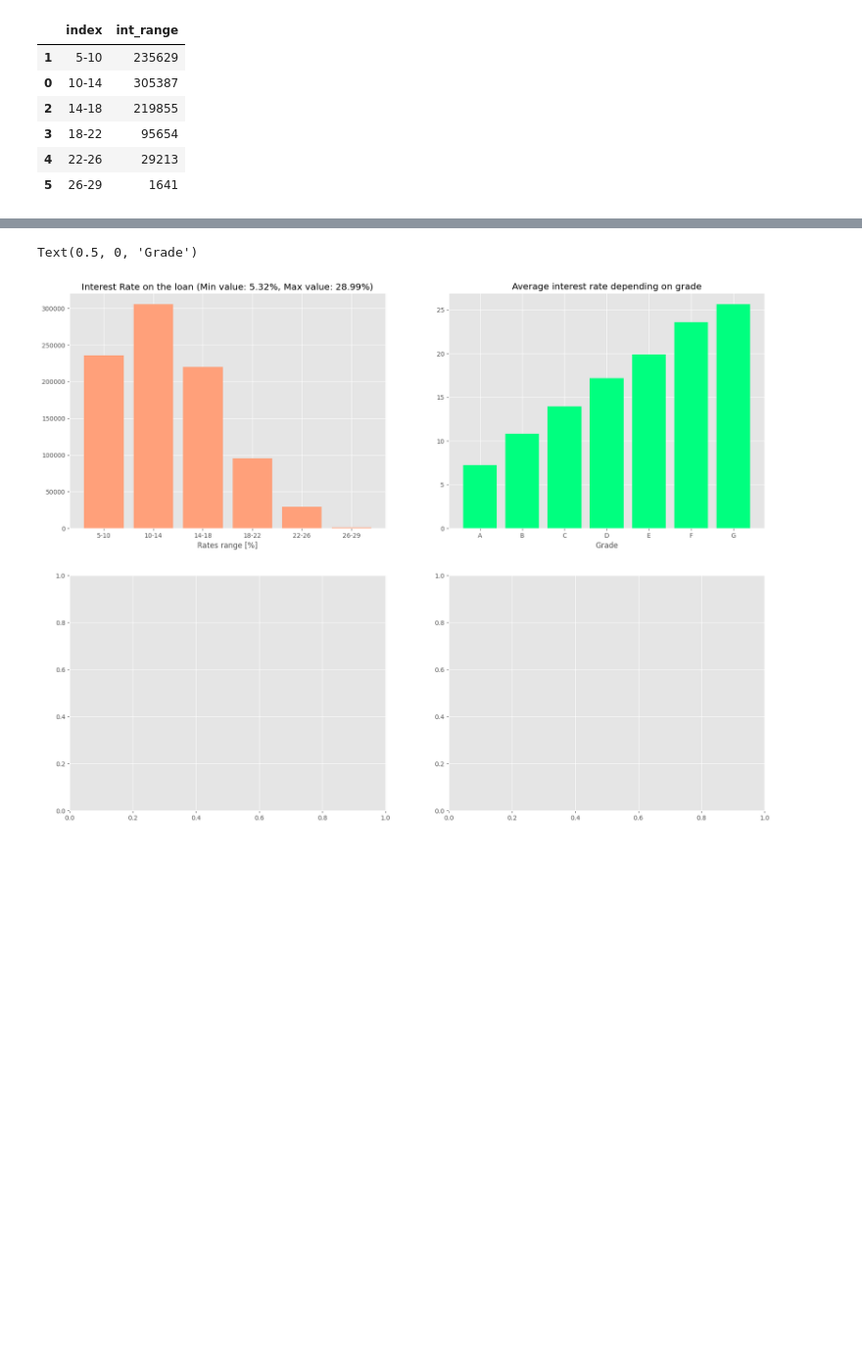
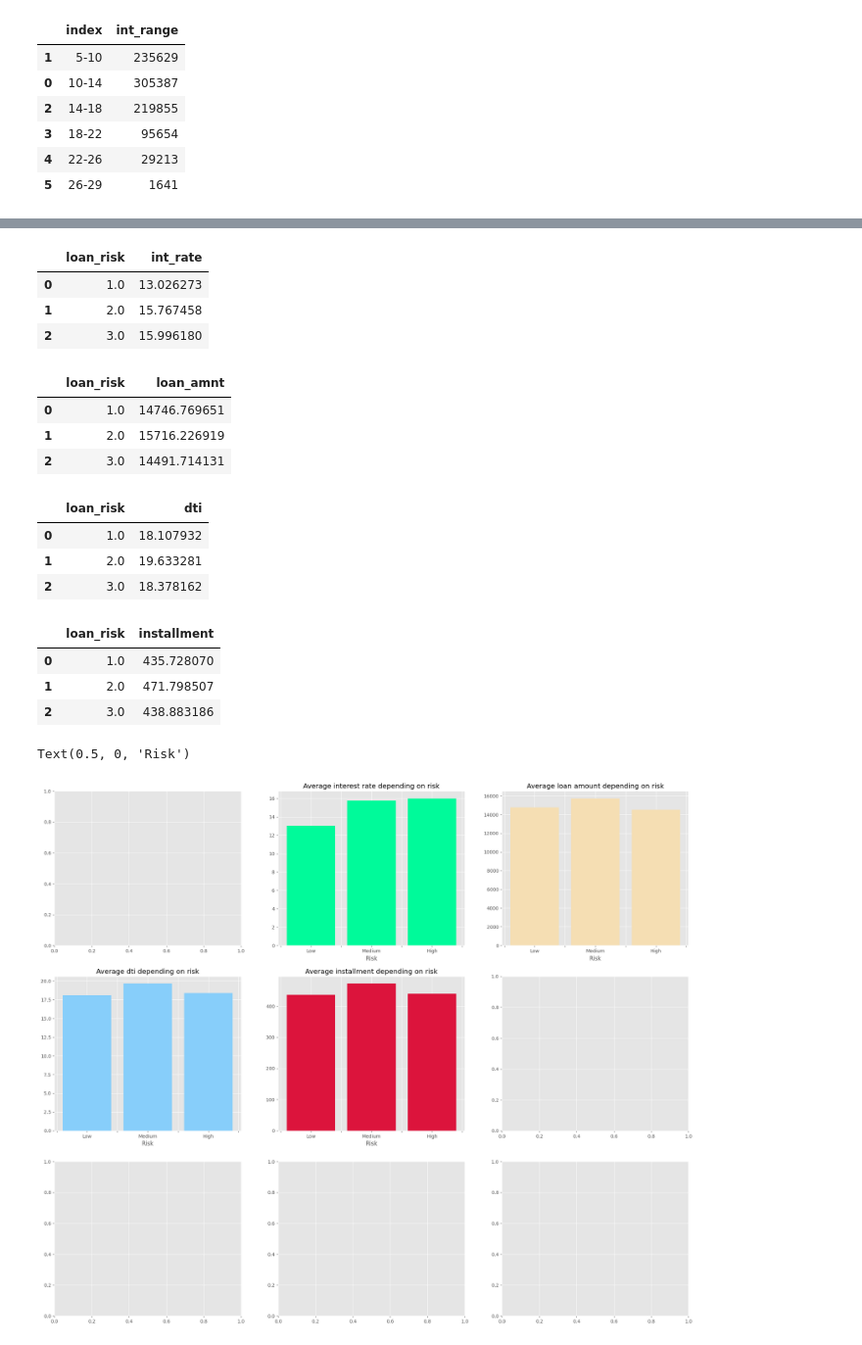
Before and after one commit to KamilShape/credit_risk_analysis, a Jupyter notebook: credit_risk_analysis.ipynb, the cells around one changed output, grey strips where cells are left out. Shown: that part at 98% size. Saved outputs shown, nothing was run; the diff lists cells and outputs as text; code cells hidden in the pictures; blank space fills up the shorter version.

Commit message:
add some graphs

```diff
--- a/credit_risk_analysis.ipynb
+++ b/credit_risk_analysis.ipynb
@@ -139,14 +141,67 @@ avg_rate_bygrade
+# %%
+avg_rate_by_loan_risk = pd.DataFrame(loan2.groupby('loan_risk')['int_rate'].mean().reset_index())
+# %%
+avg_rate_by_loan_risk
+# %% [output]
+|  | loan_risk | int_rate |
+| 0 | 1.0 | 13.026273 |
+| 1 | 2.0 | 15.767458 |
+| 2 | 3.0 | 15.996180 |
+# %%
+avg_loan_amnt_by_loan_risk = pd.DataFrame(loan2.groupby('loan_risk')['loan_amnt'].mean().reset_index())
+# %%
+avg_loan_amnt_by_loan_risk
+# %% [output]
+|  | loan_risk | loan_amnt |
+| 0 | 1.0 | 14746.769651 |
+| 1 | 2.0 | 15716.226919 |
+| 2 | 3.0 | 14491.714131 |
+# %%
+avg_dti_by_loan_risk = pd.DataFrame(loan2.groupby('loan_risk')['dti'].mean().reset_index())
+# %%
+avg_dti_by_loan_risk
+# %% [output]
+|  | loan_risk | dti |
+| 0 | 1.0 | 18.107932 |
+| 1 | 2.0 | 19.633281 |
+| 2 | 3.0 | 18.378162 |
+# %%
+avg_installment_by_loan_risk = pd.DataFrame(loan2.groupby('loan_risk')['installment'].mean().reset_index())
+# %%
+avg_installment_by_loan_risk
+# %% [output]
+|  | loan_risk | installment |
+| 0 | 1.0 | 435.728070 |
+| 1 | 2.0 | 471.798507 |
+| 2 | 3.0 | 438.883186 |
 # %%
-plt.style.use('ggplot')
-fig, ax = plt.subplots(2,2, figsize = (20,15))
 #Interest Rate on the loan
-ax[0,0].bar(loan_int_range_df['index'], loan_int_range_df['int_range'], color='lightsalmon')
-ax[0,0].set_title('Interest Rate on the loan (Min value: 5.32%, Max value: 28.99%)')
-ax[0,0].set_xlabel('Rates range [%]')
-#Average interest rate depending on grade
-ax[0,1].bar(avg_rate_bygrade['grade'], avg_rate_bygrade['int_rate'], color='springgreen')
-ax[0,1].set_title('Average interest rate depending on grade')
-ax[0,1].set_xlabel('Grade')
+# ax[0,0].bar(loan_int_range_df['index'], loan_int_range_df['int_range'], color='lightsalmon')
+# ax[0,0].set_title('Interest Rate on the loan (Min value: 5.32%, Max value: 28.99%)')
+# ax[0,0].set_xlabel('Rates range [%]')
-# %% [output]
-Text(0.5, 0, 'Grade')
-[figure, removed]
+# %%
+plt.style.use('ggplot')
+fig, ax = plt.subplots(3,3, figsize = (24,20))
+#Average interest rate depending on risk
+ax[0,1].bar(avg_rate_by_loan_risk['loan_risk'], avg_rate_by_loan_risk['int_rate'], color='mediumspringgreen')
+ax[0,1].set_title('Average interest rate depending on risk')
+ax[0,1].set_xticklabels([' ',' ','Low',' ','Medium',' ','High'])
+ax[0,1].set_xlabel('Risk')
+#Average loan amount depending on risk
+ax[0,2].bar(avg_loan_amnt_by_loan_risk['loan_risk'], avg_loan_amnt_by_loan_risk['loan_amnt'], color='wheat')
+ax[0,2].set_title('Average loan amount depending on risk')
+ax[0,2].set_xticklabels([' ',' ','Low',' ','Medium',' ','High'])
+ax[0,2].set_xlabel('Risk')
+#Average dti depending on risk
+ax[1,0].bar(avg_dti_by_loan_risk['loan_risk'], avg_dti_by_loan_risk['dti'], color='lightskyblue')
+ax[1,0].set_title('Average dti depending on risk')
+ax[1,0].set_xticklabels([' ',' ','Low',' ','Medium',' ','High'])
+ax[1,0].set_xlabel('Risk')
+#Average installment depending on risk
+ax[1,1].bar(avg_installment_by_loan_risk['loan_risk'], avg_installment_by_loan_risk['installment'], color='crimson')
+ax[1,1].set_title('Average installment depending on risk')
+ax[1,1].set_xticklabels([' ',' ','Low',' ','Medium',' ','High'])
+ax[1,1].set_xlabel('Risk')
+# %% [output]
+Text(0.5, 0, 'Risk')
+[figure, added]
```
Also changed, not shown: parts of 5 cells of this notebook.
